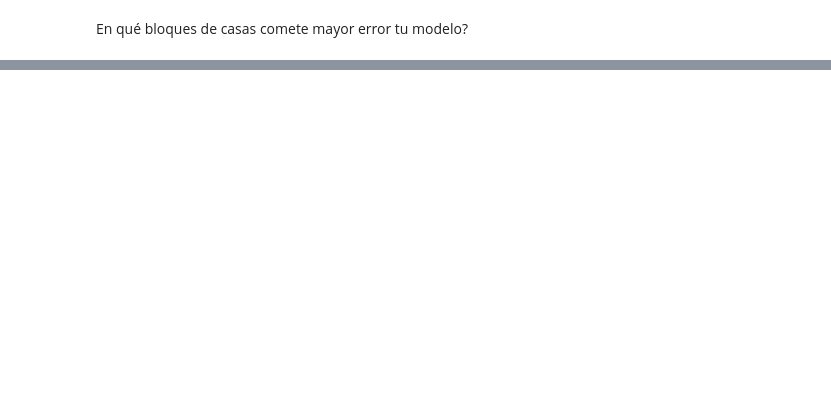
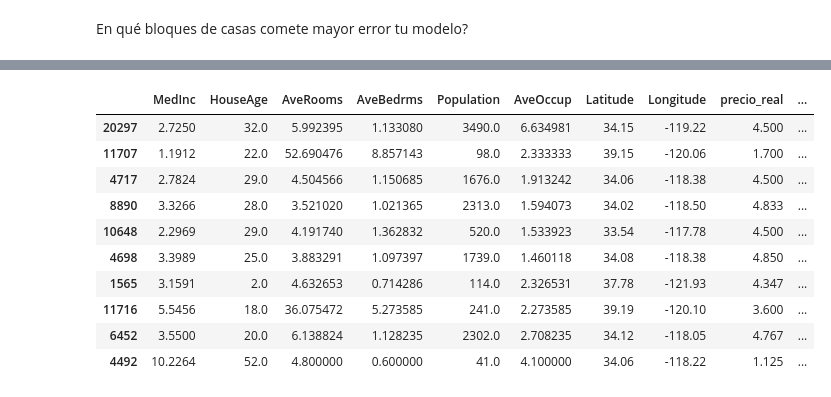
Before and after one commit to sheriffff/2025_master_big_data_machine_learning, a Jupyter notebook: 02.linear_regression_practice.ipynb, the cells around one changed output, grey strips where cells are left out. Saved outputs shown, nothing was run; the diff lists cells and outputs as text; code cells hidden in the pictures; blank space fills up the shorter version.

```diff
--- a/02.linear_regression_practice.ipynb
+++ b/02.linear_regression_practice.ipynb
@@ -171,0 +225,14 @@ En qué bloques de casas comete mayor error tu modelo?
+# %%
+df_test.sort_values("err").tail(10)
+# %% [output]
+|  | MedInc | HouseAge | AveRooms | AveBedrms | Population | AveOccup | Latitude | Longitude | precio_real | ... |
+| 20297 | 2.7250 | 32.0 | 5.992395 | 1.133080 | 3490.0 | 6.634981 | 34.15 | -119.22 | 4.500 | ... |
+| 11707 | 1.1912 | 22.0 | 52.690476 | 8.857143 | 98.0 | 2.333333 | 39.15 | -120.06 | 1.700 | ... |
+| 4717 | 2.7824 | 29.0 | 4.504566 | 1.150685 | 1676.0 | 1.913242 | 34.06 | -118.38 | 4.500 | ... |
+| 8890 | 3.3266 | 28.0 | 3.521020 | 1.021365 | 2313.0 | 1.594073 | 34.02 | -118.50 | 4.833 | ... |
+| 10648 | 2.2969 | 29.0 | 4.191740 | 1.362832 | 520.0 | 1.533923 | 33.54 | -117.78 | 4.500 | ... |
+| 4698 | 3.3989 | 25.0 | 3.883291 | 1.097397 | 1739.0 | 1.460118 | 34.08 | -118.38 | 4.850 | ... |
+| 1565 | 3.1591 | 2.0 | 4.632653 | 0.714286 | 114.0 | 2.326531 | 37.78 | -121.93 | 4.347 | ... |
+| 11716 | 5.5456 | 18.0 | 36.075472 | 5.273585 | 241.0 | 2.273585 | 39.19 | -120.10 | 3.600 | ... |
+| 6452 | 3.5500 | 20.0 | 6.138824 | 1.128235 | 2302.0 | 2.708235 | 34.12 | -118.05 | 4.767 | ... |
+| 4492 | 10.2264 | 52.0 | 4.800000 | 0.600000 | 41.0 | 4.100000 | 34.06 | -118.22 | 1.125 | ... |
```
Also changed, not shown: parts of 16 cells of this notebook, 3 other files.
